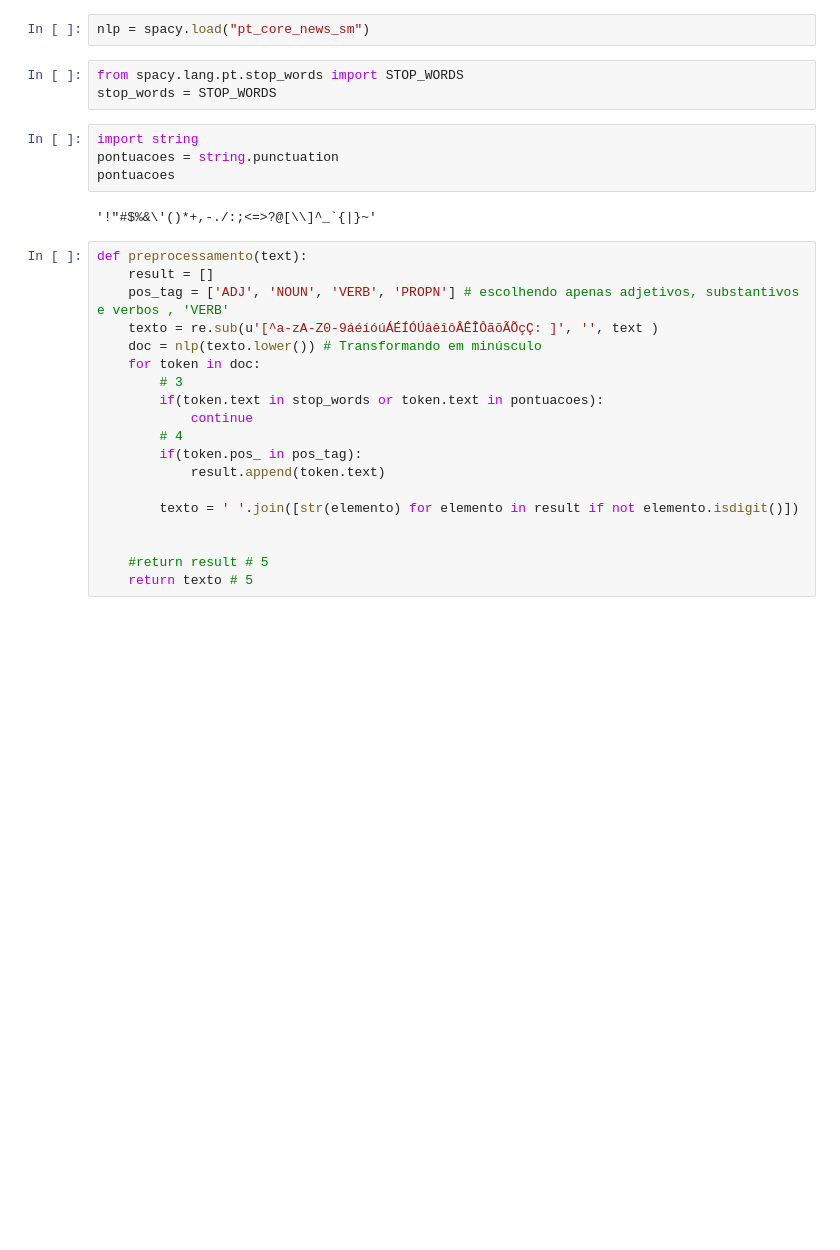
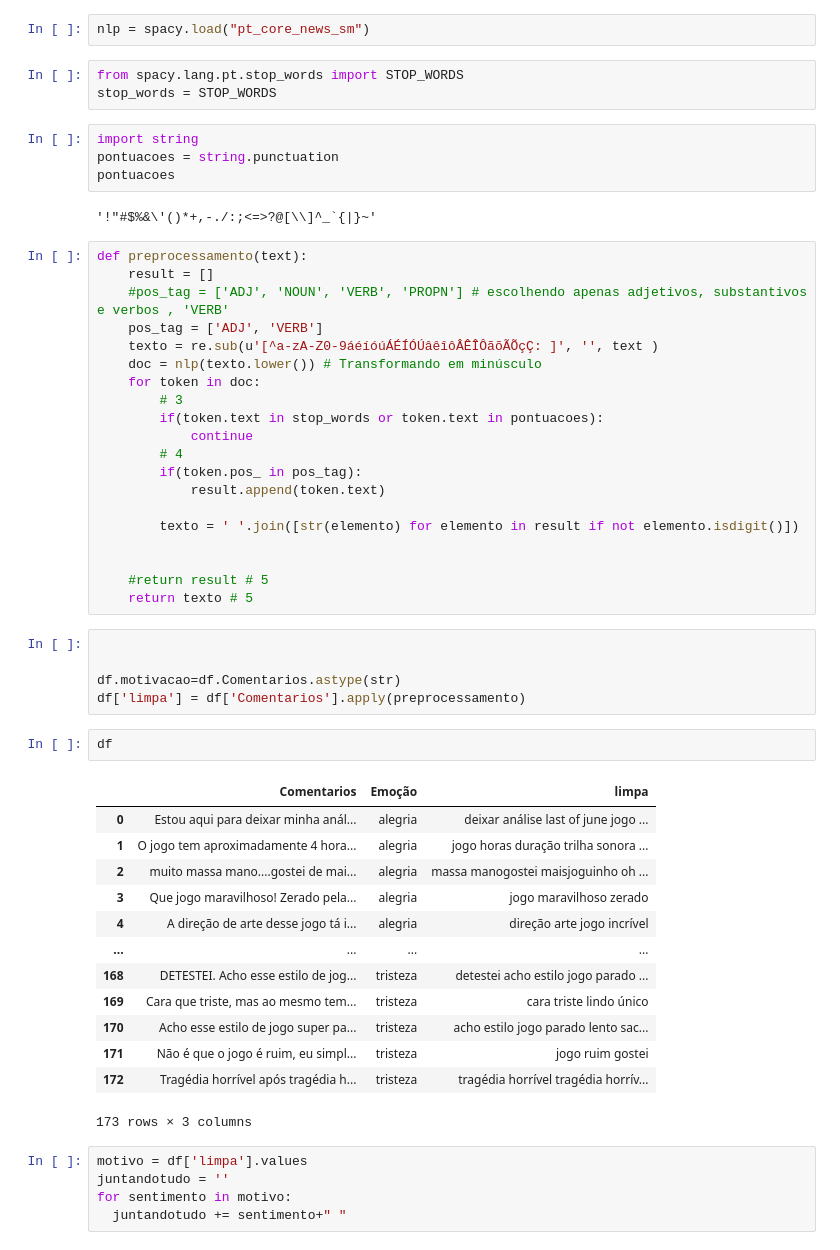
Before and after one commit to syannekaroline/emotion-analysis, a Jupyter notebook: spacyTest.ipynb, the cells around one changed output. Cells and saved outputs as stored; diff of their text form; blank space fills up the shorter version.

```diff
--- a/spacyTest.ipynb
+++ b/spacyTest.ipynb
@@ -73,7 +63,8 @@ pontuacoes
 # %%
 def preprocessamento(text):
     result = []
-    pos_tag = ['ADJ', 'NOUN', 'VERB', 'PROPN'] # escolhendo apenas adjetivos, substantivos e verbos , 'VERB'
+    #pos_tag = ['ADJ', 'NOUN', 'VERB', 'PROPN'] # escolhendo apenas adjetivos, substantivos e verbos , 'VERB'
+    pos_tag = ['ADJ', 'VERB']
     texto = re.sub(u'[^a-zA-Z0-9áéíóúÁÉÍÓÚâêîôÂÊÎÔãõÃÕçÇ: ]', '', text )
     doc = nlp(texto.lower()) # Transformando em minúsculo
     for token in doc:
@@ -89,3 +80,29 @@ def preprocessamento(text):
 
     #return result # 5
     return texto # 5
+# %%
+
+
+df.motivacao=df.Comentarios.astype(str)
+df['limpa'] = df['Comentarios'].apply(preprocessamento)
+# %%
+df
+# %% [output]
+|  | Comentarios | Emoção | limpa |
+| 0 | Estou aqui para deixar minha anál... | alegria | deixar análise last of june jogo ... |
+| 1 | O jogo tem aproximadamente 4 hora... | alegria | jogo horas duração trilha sonora ... |
+| 2 | muito massa mano....gostei de mai... | alegria | massa manogostei maisjoguinho oh ... |
+| 3 | Que jogo maravilhoso! Zerado pela... | alegria | jogo maravilhoso zerado |
+| 4 | A direção de arte desse jogo tá i... | alegria | direção arte jogo incrível |
+| ... | ... | ... | ... |
+| 168 | DETESTEI. Acho esse estilo de jog... | tristeza | detestei acho estilo jogo parado ... |
+| 169 | Cara que triste, mas ao mesmo tem... | tristeza | cara triste lindo único |
+| 170 | Acho esse estilo de jogo super pa... | tristeza | acho estilo jogo parado lento sac... |
+| 171 | Não é que o jogo é ruim, eu simpl... | tristeza | jogo ruim gostei |
+| 172 | Tragédia horrível após tragédia h... | tristeza | tragédia horrível tragédia horrív... |
+173 rows × 3 columns
+# %%
+motivo = df['limpa'].values
+juntandotudo = ''
+for sentimento in motivo:
+  juntandotudo += sentimento+" "
```
Also changed, not shown: parts of 3 cells of this notebook.
